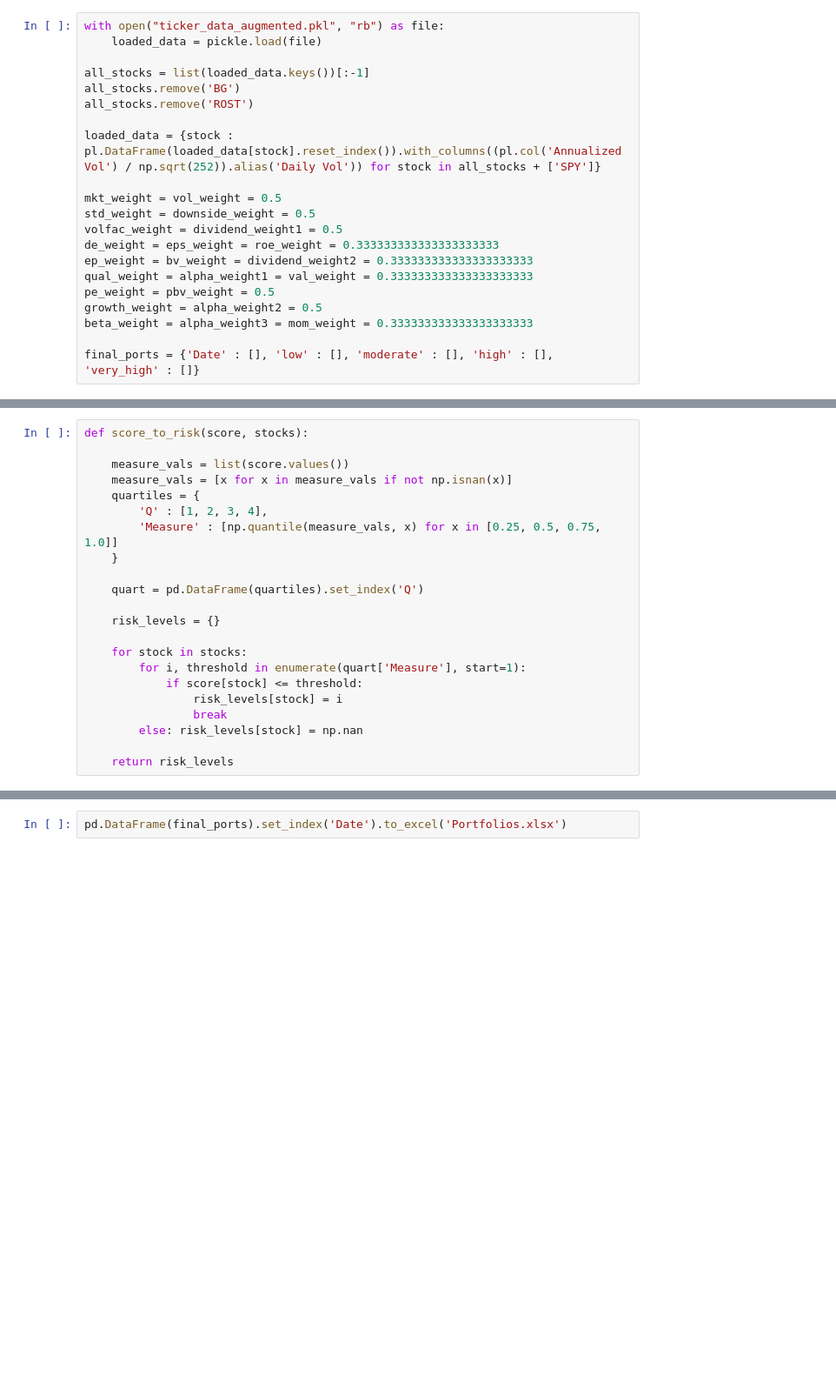
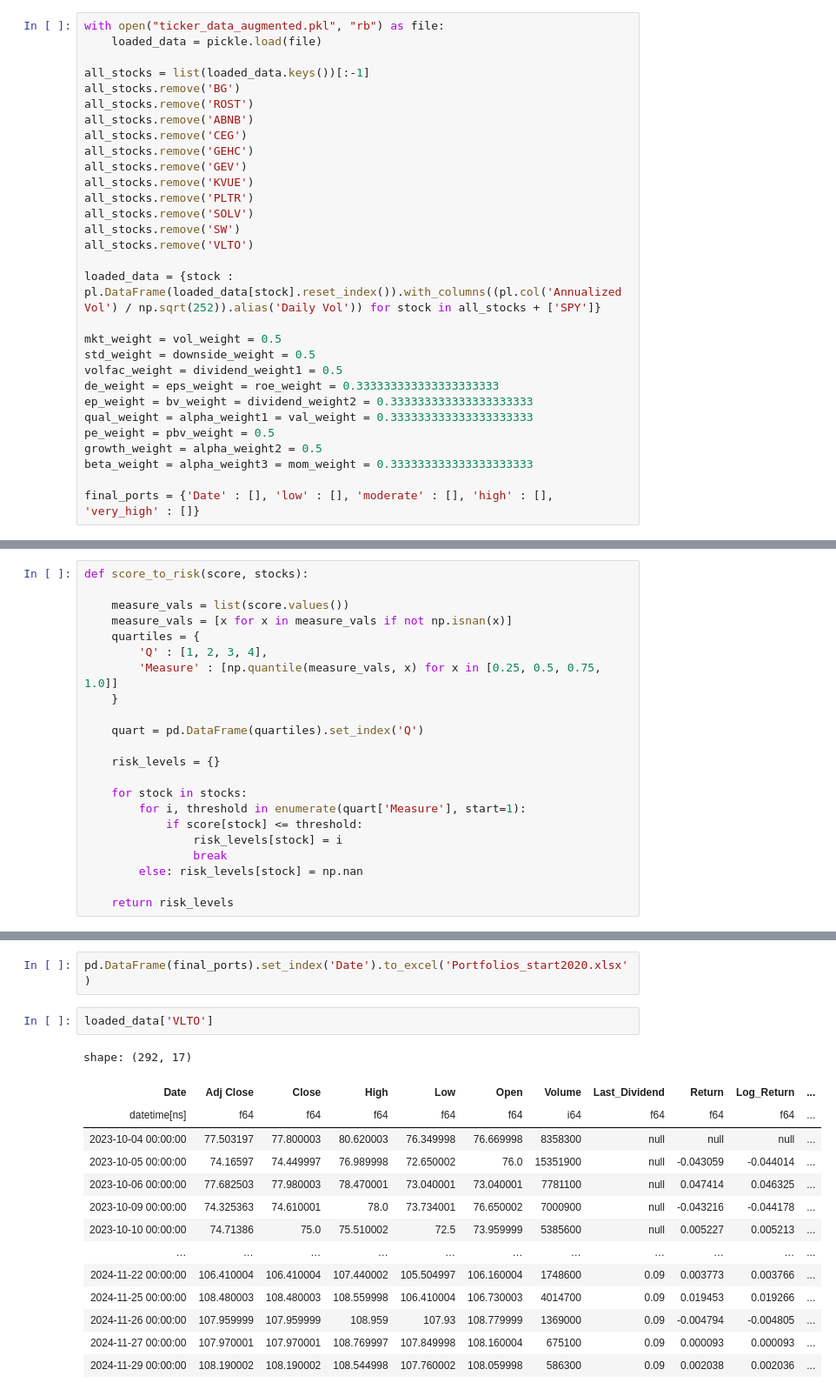
Before and after one commit to hrwilly/FintechProject, a Jupyter notebook: StockScreening.ipynb, the cells around one changed output, grey strips where cells are left out. Shown: that part at 87% size. Cells and saved outputs as stored; diff of their text form; blank space fills up the shorter version.

Commit message:
New start date

```diff
--- a/StockScreening.ipynb
+++ b/StockScreening.ipynb
@@ -10,6 +10,15 @@ with open("ticker_data_augmented.pkl", "rb") as file:
 all_stocks = list(loaded_data.keys())[:-1]
 all_stocks.remove('BG')
 all_stocks.remove('ROST')
+all_stocks.remove('ABNB')
+all_stocks.remove('CEG')
+all_stocks.remove('GEHC')
+all_stocks.remove('GEV')
+all_stocks.remove('KVUE')
+all_stocks.remove('PLTR')
+all_stocks.remove('SOLV')
+all_stocks.remove('SW')
+all_stocks.remove('VLTO')
 
 loaded_data = {stock : pl.DataFrame(loaded_data[stock].reset_index()).with_columns((pl.col('Annualized Vol') / np.sqrt(252)).alias('Daily Vol')) for stock in all_stocks + ['SPY']}
 
@@ -294,2 +334,19 @@ for i in range(1, len(dates)):
 # %%
-pd.DataFrame(final_ports).set_index('Date').to_excel('Portfolios.xlsx')
+pd.DataFrame(final_ports).set_index('Date').to_excel('Portfolios_start2020.xlsx')
+# %%
+loaded_data['VLTO']
+# %% [output]
+shape: (292, 17)
+| Date | Adj Close | Close | High | Low | Open | Volume | Last_Dividend | Return | Log_Return | ... |
+| datetime[ns] | f64 | f64 | f64 | f64 | f64 | i64 | f64 | f64 | f64 | ... |
+| 2023-10-04 00:00:00 | 77.503197 | 77.800003 | 80.620003 | 76.349998 | 76.669998 | 8358300 | null | null | null | ... |
+| 2023-10-05 00:00:00 | 74.16597 | 74.449997 | 76.989998 | 72.650002 | 76.0 | 15351900 | null | -0.043059 | -0.044014 | ... |
+| 2023-10-06 00:00:00 | 77.682503 | 77.980003 | 78.470001 | 73.040001 | 73.040001 | 7781100 | null | 0.047414 | 0.046325 | ... |
+| 2023-10-09 00:00:00 | 74.325363 | 74.610001 | 78.0 | 73.734001 | 76.650002 | 7000900 | null | -0.043216 | -0.044178 | ... |
+| 2023-10-10 00:00:00 | 74.71386 | 75.0 | 75.510002 | 72.5 | 73.959999 | 5385600 | null | 0.005227 | 0.005213 | ... |
+| … | … | … | … | … | … | … | … | … | … | ... |
+| 2024-11-22 00:00:00 | 106.410004 | 106.410004 | 107.440002 | 105.504997 | 106.160004 | 1748600 | 0.09 | 0.003773 | 0.003766 | ... |
+| 2024-11-25 00:00:00 | 108.480003 | 108.480003 | 108.559998 | 106.410004 | 106.730003 | 4014700 | 0.09 | 0.019453 | 0.019266 | ... |
+| 2024-11-26 00:00:00 | 107.959999 | 107.959999 | 108.959 | 107.93 | 108.779999 | 1369000 | 0.09 | -0.004794 | -0.004805 | ... |
+| 2024-11-27 00:00:00 | 107.970001 | 107.970001 | 108.769997 | 107.849998 | 108.160004 | 675100 | 0.09 | 0.000093 | 0.000093 | ... |
+| 2024-11-29 00:00:00 | 108.190002 | 108.190002 | 108.544998 | 107.760002 | 108.059998 | 586300 | 0.09 | 0.002038 | 0.002036 | ... |
```
Also changed, not shown: parts of 4 cells of this notebook, 1 other file.
